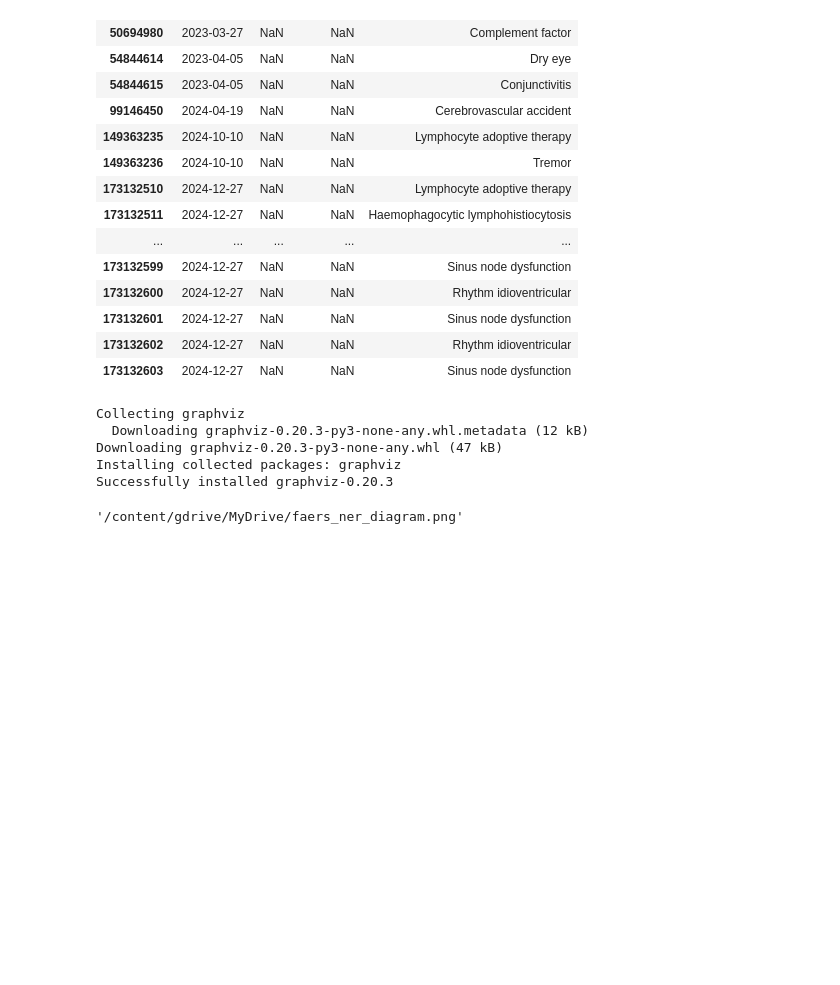
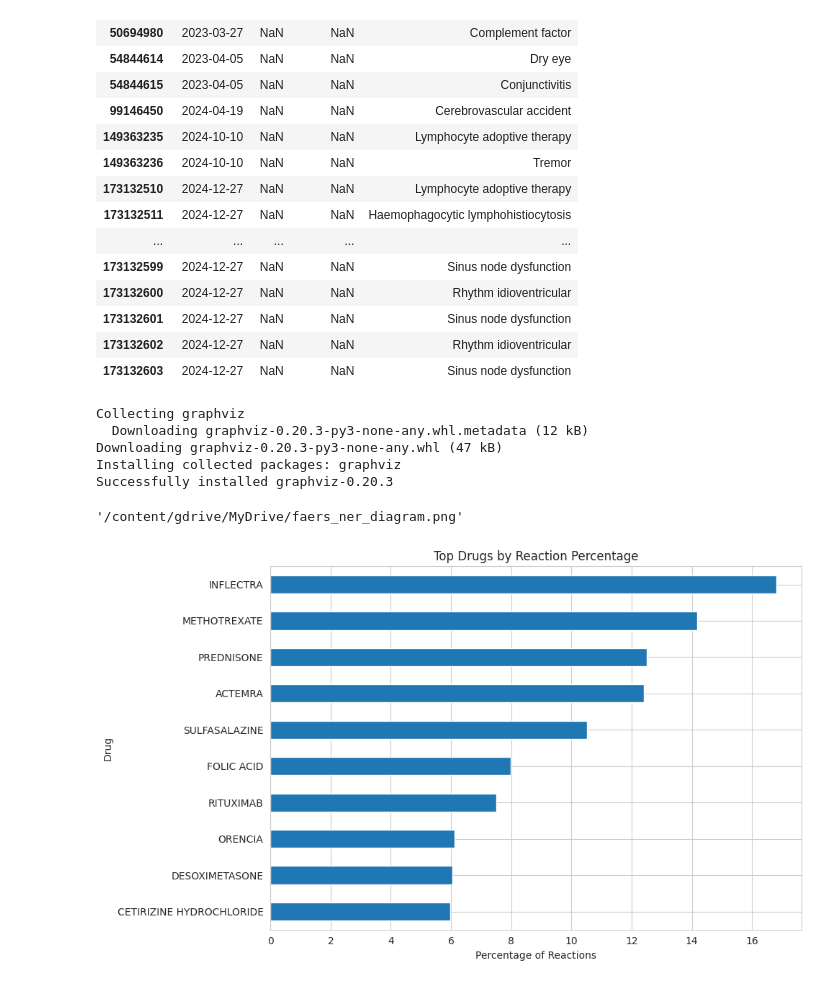
Before and after one commit to naimish75/AI-Powered-Adverse-Event-Forecasting-Using-Temporal-Data, a Jupyter notebook: Drug_Viz.ipynb, the cells around one changed output. Cells and saved outputs as stored; diff of their text form; code cells hidden in the pictures; blank space fills up the shorter version.

```diff
--- a/Drug_Viz.ipynb
+++ b/Drug_Viz.ipynb
@@ -258,3 +258,18 @@ dot.render(dot_path)
 dot_path
 # %% [output]
 '/content/gdrive/MyDrive/faers_ner_diagram.png'
+# %%
+reaction_counts = df['drug'].value_counts().head(10)
+reaction_percent = 100 * reaction_counts / reaction_counts.sum()
+
+# Plot
+plt.figure(figsize=(10, 6))
+reaction_percent.plot(kind='barh')
+plt.xlabel('Percentage of Reactions')
+plt.ylabel('Drug')
+plt.title('Top Drugs by Reaction Percentage')
+plt.gca().invert_yaxis()
+plt.tight_layout()
+plt.show()
+# %% [output]
+[figure, added]
```
Also changed, not shown: parts of 6 cells of this notebook.
